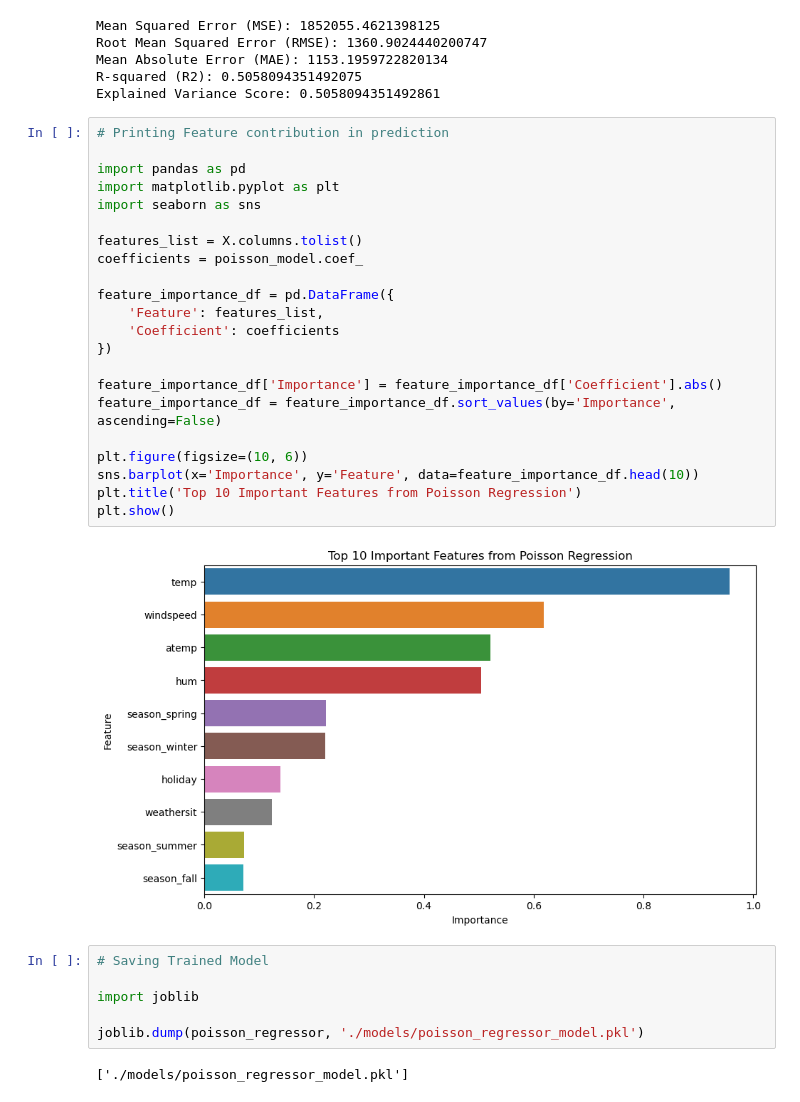
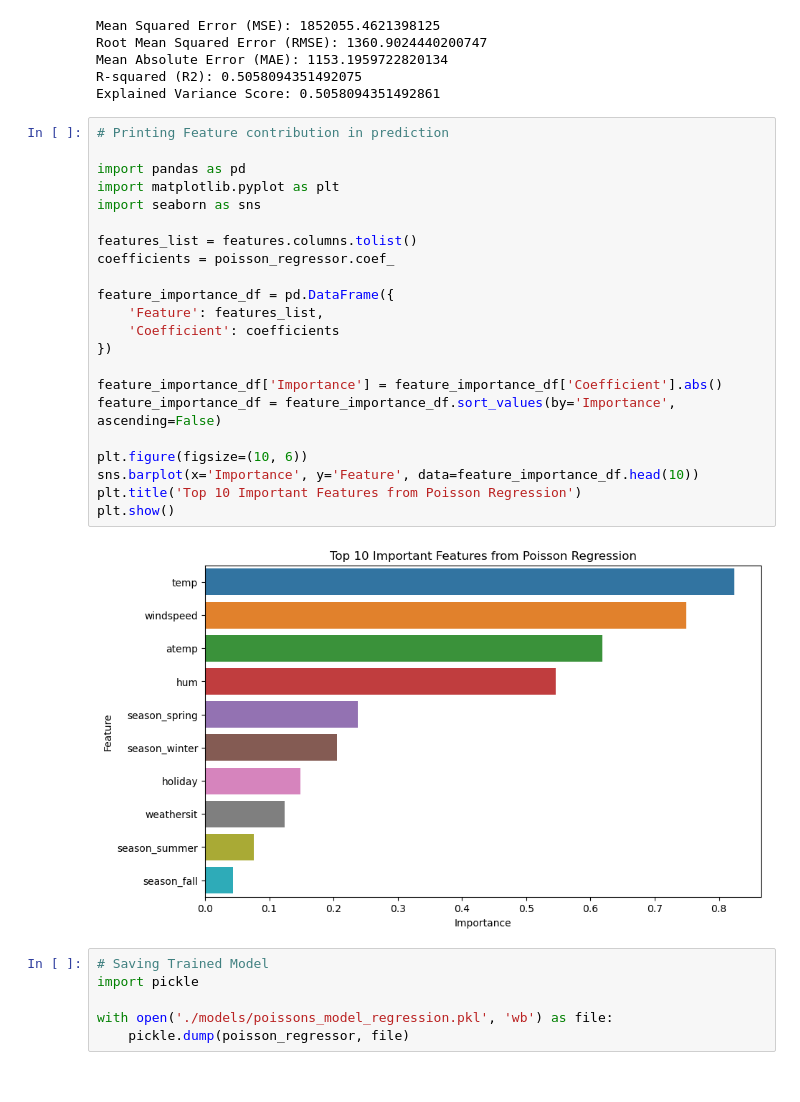
Before and after one commit to vishnurchityala/bike-sharing-prediction, a Jupyter notebook: poisson_regression.ipynb, the cells around one changed output. Drawn from its saved outputs; the diff is of its cells as text.

```diff
--- a/poisson_regression.ipynb
+++ b/poisson_regression.ipynb
@@ -62,32 +62,30 @@ Explained Variance Score: 0.5058094351492861
 # %%
 # Printing Feature contribution in prediction
 
 import pandas as pd
 import matplotlib.pyplot as plt
 import seaborn as sns
 
-features_list = X.columns.tolist()
-coefficients = poisson_model.coef_
+features_list = features.columns.tolist()
+coefficients = poisson_regressor.coef_
 
 feature_importance_df = pd.DataFrame({
     'Feature': features_list,
     'Coefficient': coefficients
 })
 
 feature_importance_df['Importance'] = feature_importance_df['Coefficient'].abs()
 feature_importance_df = feature_importance_df.sort_values(by='Importance', ascending=False)
 
 plt.figure(figsize=(10, 6))
 sns.barplot(x='Importance', y='Feature', data=feature_importance_df.head(10))
 plt.title('Top 10 Important Features from Poisson Regression')
 plt.show()
 # %% [output]
-[figure, old version]
+[figure, new version]
 # %%
 # Saving Trained Model
+import pickle
 
-import joblib
-
-joblib.dump(poisson_regressor, './models/poisson_regressor_model.pkl')
+with open('./models/poissons_model_regression.pkl', 'wb') as file:
+    pickle.dump(poisson_regressor, file)
-# %% [output]
-['./models/poisson_regressor_model.pkl']
```
Also changed, not shown: 16 other files.
